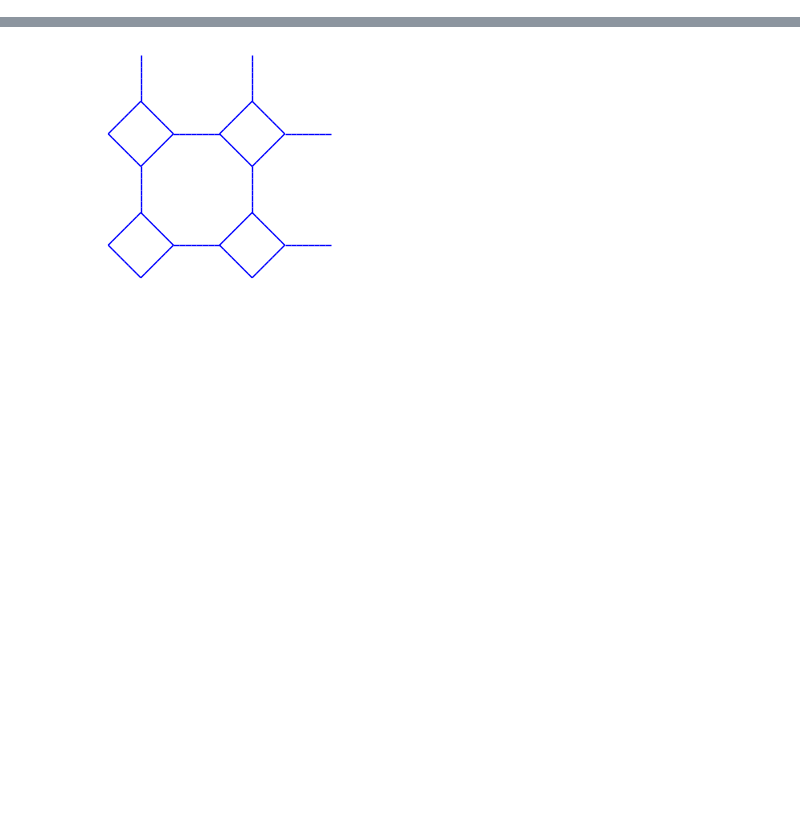
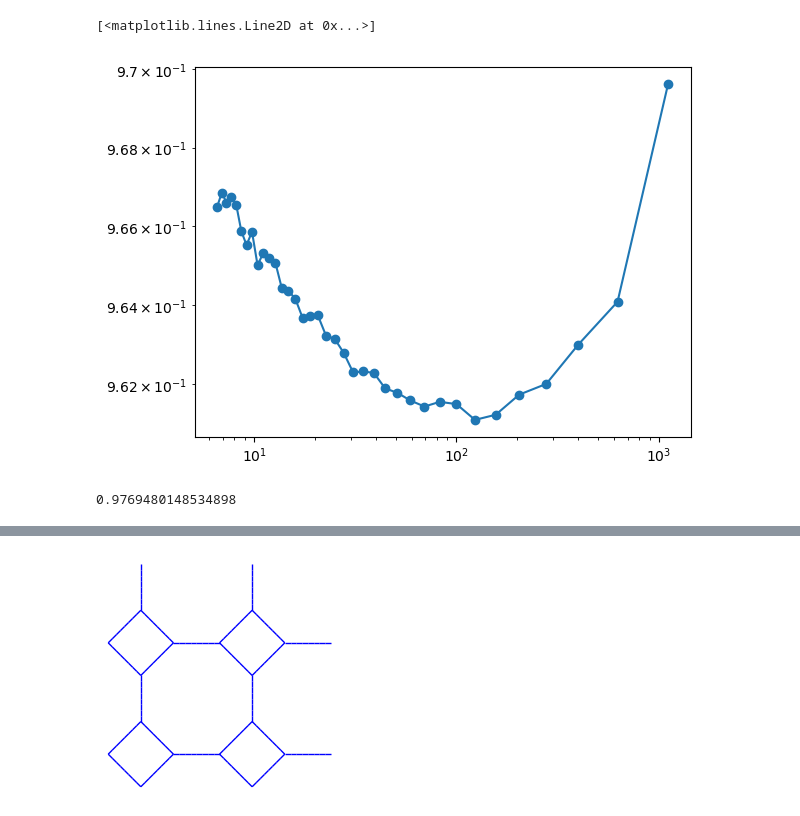
Before and after one commit to sidneyholden1/metric_graph, a Jupyter notebook: test_scripts/patching2.ipynb, the cells around one changed output, grey strips where cells are left out. Cells and saved outputs as stored; diff of their text form; code cells hidden in the pictures; blank space fills up the shorter version.

Commit message:
more patching code

```diff
--- a/test_scripts/patching2.ipynb
+++ b/test_scripts/patching2.ipynb
@@ -237,0 +237,24 @@ class Renormalization:
+# %%
+N = 1
+num_Vs_for_tile = 10000
+np.random.seed(0)
+g = construct_graph.tiling.Tiling(tile_type="uniformly_random_Delaunay_triangulated",
+                                  num_Vs_for_tile=num_Vs_for_tile,
+                                  num_horizontal_displacements=N,
+                                  num_vertical_displacements=N,
+                                  autoplot=False, figsize=5)
+# fig, ax = g.plot_graph(figsize=4, linewidth=1, capstyle=False, return_figax=True)
+# for v_num, v_coord in enumerate(g.V_coords):
+#     ax.annotate(str(v_num), v_coord, fontsize=15)
+# %%
+traces = []
+for num_patches_per_dim in range(3, 40):
+    print(num_patches_per_dim)
+    R = Renormalization(g, partition_type="by_patch", num_patches_per_dim=num_patches_per_dim, autoplot=False)
+    Q, T = R()
+    Qs = []
+    for i, j in zip(Q, T):
+        if np.abs(j) > 1e-13:
+            Qs.append(i / j)
+    meanQs = np.mean(Qs, axis=0)
+    traces.append(np.trace(meanQs)**0.5)
@@ -237,0 +279,9 @@ class Renormalization:
+# %%
+mean_num_Vs_per_patch = g.num_Vs / np.arange(3, 40)**2
+# %%
+plt.loglog(mean_num_Vs_per_patch, traces, 'o-')
+# plt.ylim(0.5, 2)
+# plt.plot([1e-4, 1e0], [0.96, 0.96])
+# %% [output]
+[<matplotlib.lines.Line2D at 0x...>]
+[figure, added]
@@ -237,0 +300,4 @@ class Renormalization:
+# %%
+np.trace(np.mean(all_Qs, axis=0))
+# %% [output]
+0.9769480148534898
```
Also changed, not shown: parts of 24 cells of this notebook, 2 other files.
